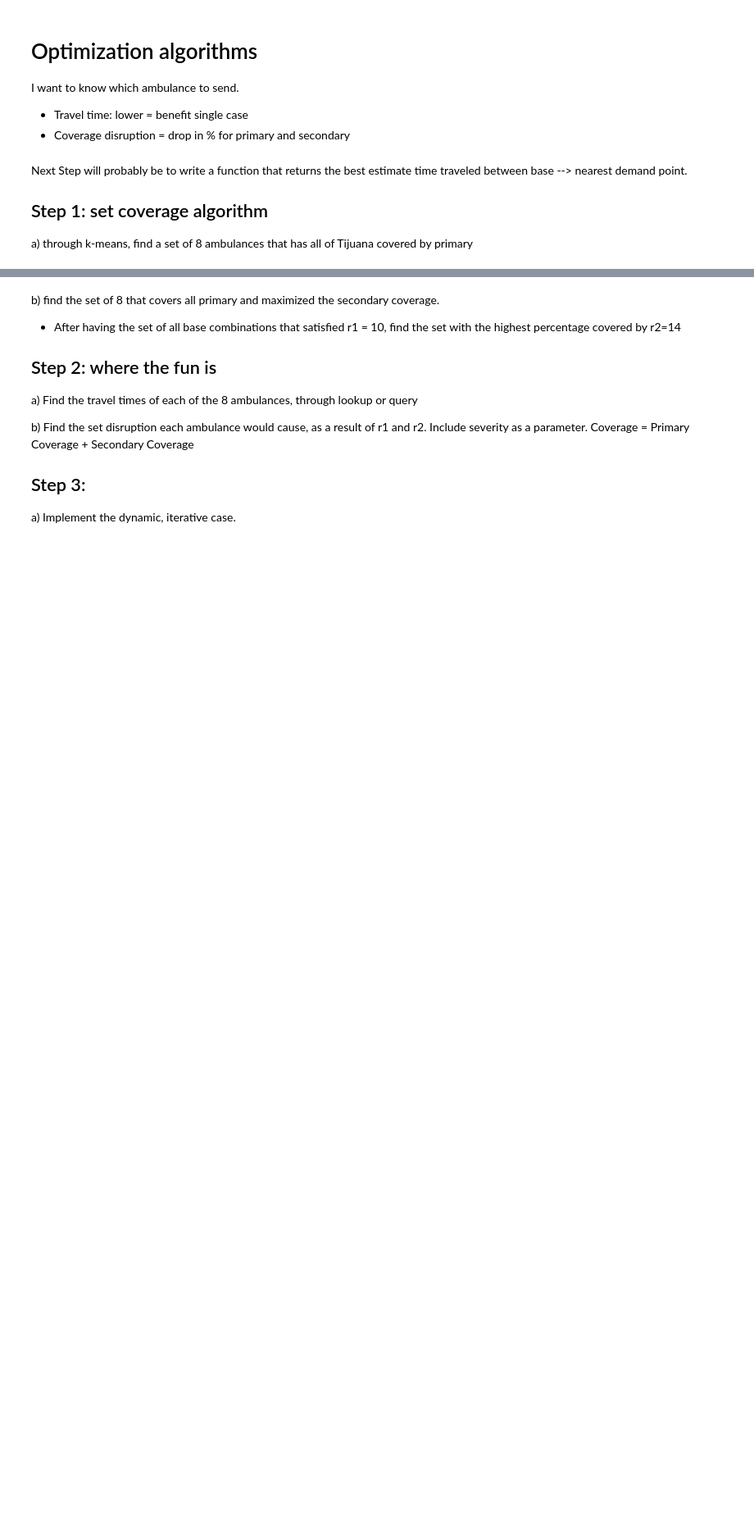
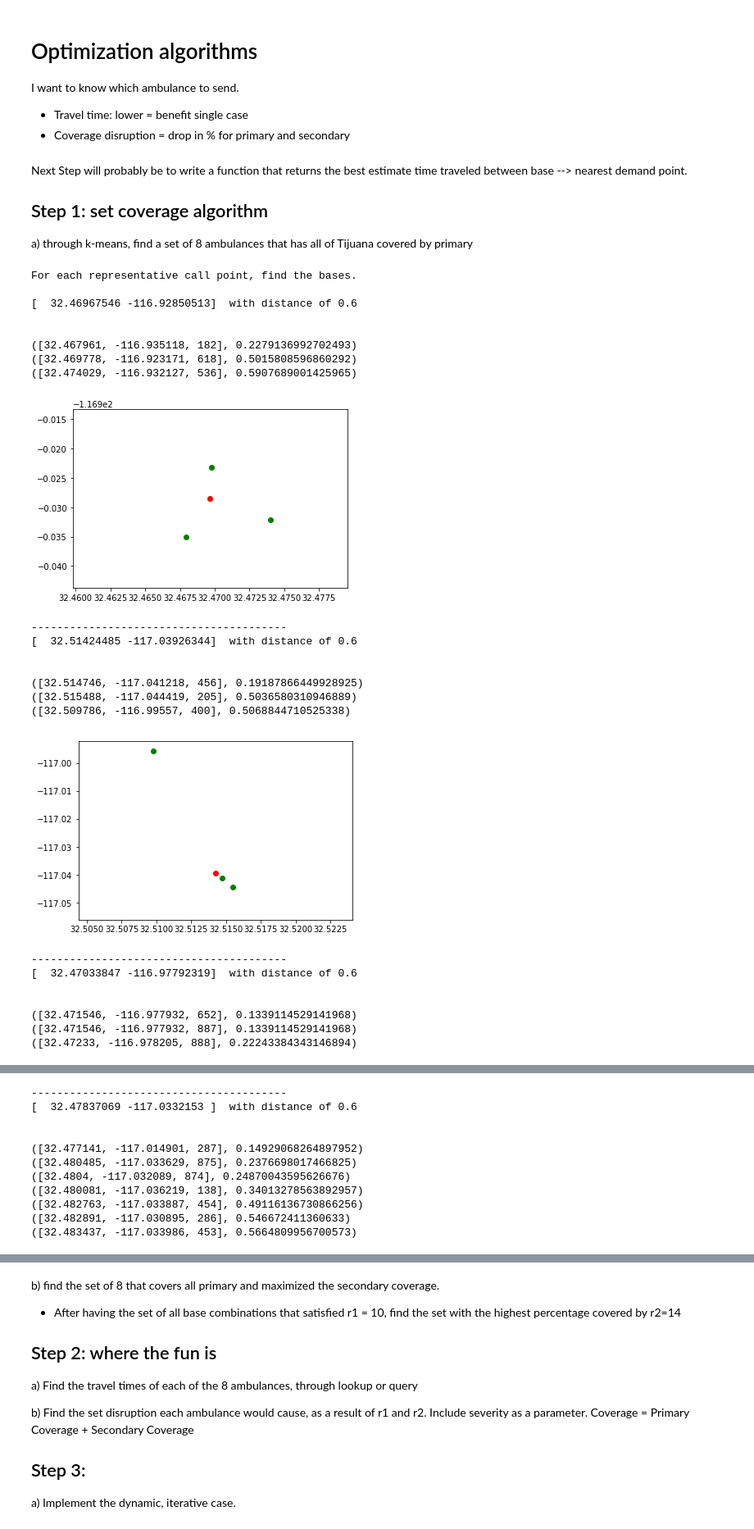
Before and after one commit to hansyuan/cr-algs, a Jupyter notebook: Dynamic Set Coverage.ipynb, the cells around one changed output, grey strips where cells are left out. Shown at 82% size. Drawn from its saved outputs; the diff is of its cells as text; code cells hidden in the pictures; blank space fills up the shorter version.

```diff
--- a/Dynamic Set Coverage.ipynb
+++ b/Dynamic Set Coverage.ipynb
@@ -16,4 +16,29 @@ Next Step will probably be to write a function that returns the best estimate ti
 a) through k-means, find a set of 8 ambulances that has all of Tijuana covered by primary
 # %%
 from execute import find_starting_set
-find_starting_set()
+find_starting_set(run=True)
+# %% [output]
+For each representative call point, find the bases.
+
+[  32.46967546 -116.92850513]  with distance of 0.6
+
+
+([32.467961, -116.935118, 182], 0.2279136992702493)
+([32.469778, -116.923171, 618], 0.5015808596860292)
+([32.474029, -116.932127, 536], 0.5907689001425965)
+[figure, added]
+----------------------------------------
+[  32.51424485 -117.03926344]  with distance of 0.6
+
+
+([32.514746, -117.041218, 456], 0.19187866449928925)
+([32.515488, -117.044419, 205], 0.5036580310946889)
+([32.509786, -116.99557, 400], 0.5068844710525338)
+[figure, added]
+----------------------------------------
+[  32.47033847 -116.97792319]  with distance of 0.6
+
+
+([32.471546, -116.977932, 652], 0.1339114529141968)
+([32.471546, -116.977932, 887], 0.1339114529141968)
+([32.47233, -116.978205, 888], 0.22243384343146894)
@@ -19,0 +81,11 @@ find_starting_set()
+----------------------------------------
+[  32.47837069 -117.0332153 ]  with distance of 0.6
+
+
+([32.477141, -117.014901, 287], 0.14929068264897952)
+([32.480485, -117.033629, 875], 0.2376698017466825)
+([32.4804, -117.032089, 874], 0.24870043595626676)
+([32.480081, -117.036219, 138], 0.34013278563892957)
+([32.482763, -117.033887, 454], 0.49116136730866256)
+([32.482891, -117.030895, 286], 0.546672411360633)
+([32.483437, -117.033986, 453], 0.5664809956700573)
```
Also changed, not shown: parts of 2 cells of this notebook, 2 other files.
